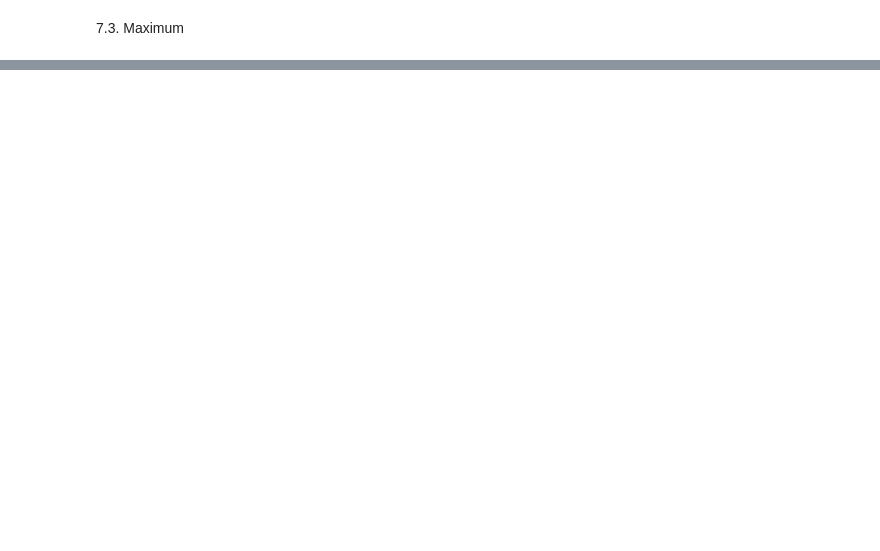
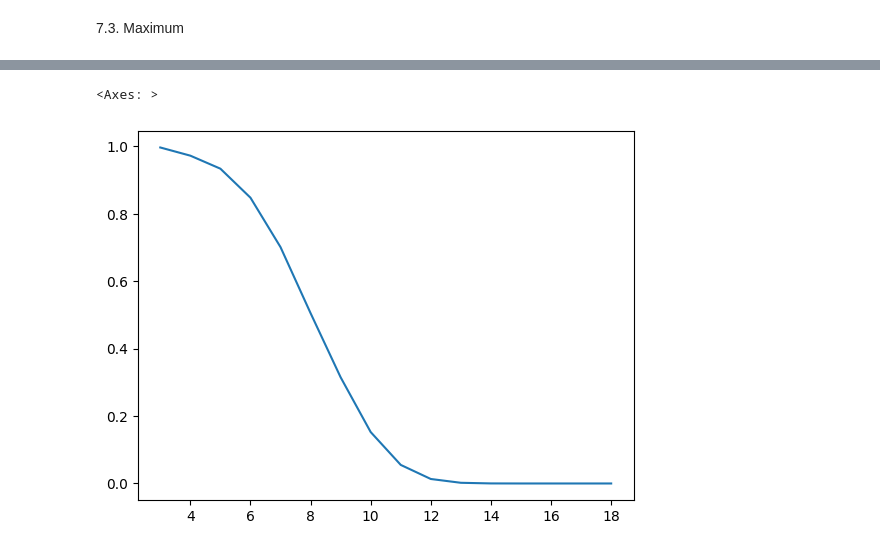
Before and after one commit to jpkatz/stats_practice, a Jupyter notebook: bayes/chapter_07.ipynb, the cells around one changed output, grey strips where cells are left out. Drawn from its saved outputs; the diff is of its cells as text; code cells hidden in the pictures; blank space fills up the shorter version.

```diff
--- a/bayes/chapter_07.ipynb
+++ b/bayes/chapter_07.ipynb
@@ -110,0 +186,8 @@ decorate_dice('Distribution of attributes')
+# %%
+# to get the probability that you are greater than a value after sampling 6 times
+prob_gt6 = prob_gt**6
+# %%
+prob_gt6.plot()
+# %% [output]
+<Axes: >
+[figure, added]
```
Also changed, not shown: parts of 32 cells of this notebook.
